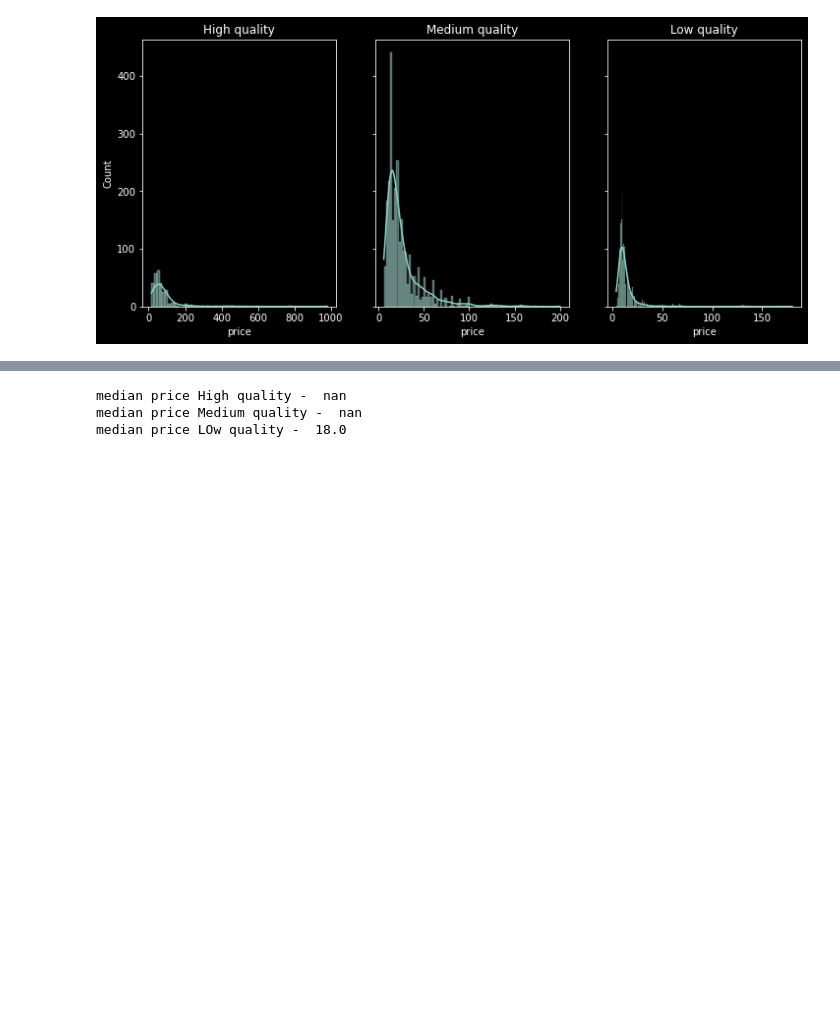
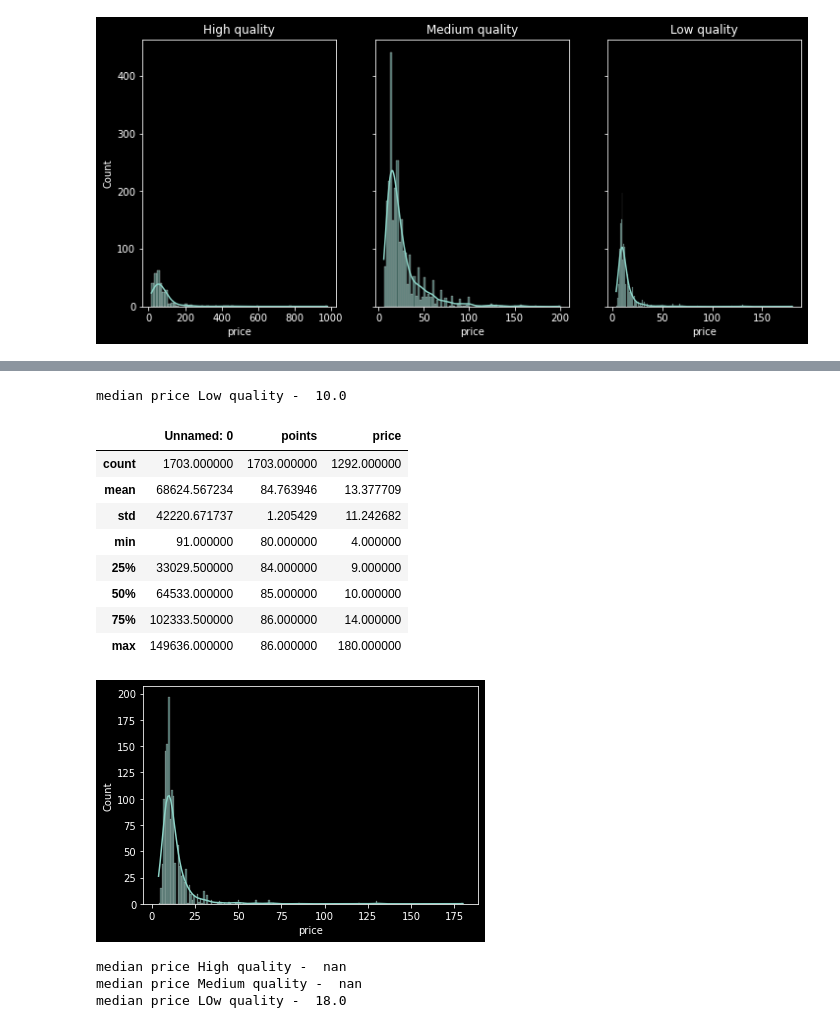
Before and after one commit to YanaOrf/BlueBerryWinery, a Jupyter notebook: Prices EDA.ipynb, the cells around one changed output, grey strips where cells are left out. Saved outputs shown, nothing was run; the diff lists cells and outputs as text; code cells hidden in the pictures; blank space fills up the shorter version.

```diff
--- a/Prices EDA.ipynb
+++ b/Prices EDA.ipynb
@@ -222,3 +250,19 @@ median price High quality -  50.0
+# %%
+sns.histplot(data=LQ,x="price",kde=True)
+print("median price Low quality - ",statss.mode(LQ["price"]))
+LQ.describe()
+# %% [output]
+median price Low quality -  10.0
+|  | Unnamed: 0 | points | price |
+| count | 1703.000000 | 1703.000000 | 1292.000000 |
+| mean | 68624.567234 | 84.763946 | 13.377709 |
+| std | 42220.671737 | 1.205429 | 11.242682 |
+| min | 91.000000 | 80.000000 | 4.000000 |
+| 25% | 33029.500000 | 84.000000 | 9.000000 |
+| 50% | 64533.000000 | 85.000000 | 10.000000 |
+| 75% | 102333.500000 | 86.000000 | 14.000000 |
+| max | 149636.000000 | 86.000000 | 180.000000 |
+[figure, added]
 # %%
 print("median price High quality - ",statss.median(HQ["price"]))
 print("median price Medium quality - ",statss.median(MQ["price"]))
```
Also changed, not shown: parts of 4 cells of this notebook.
